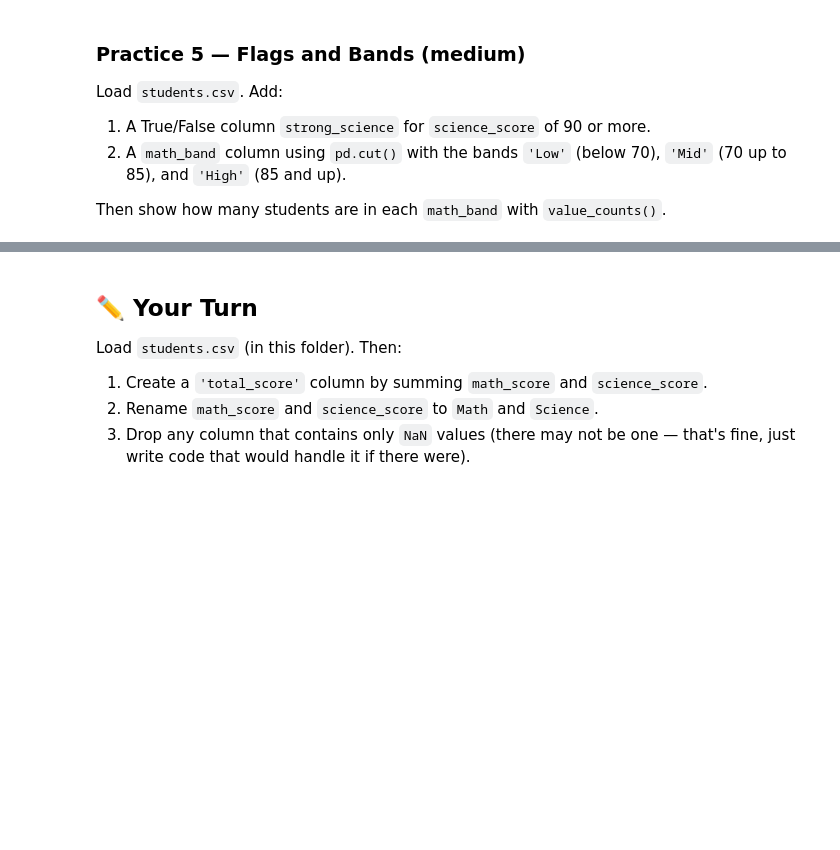
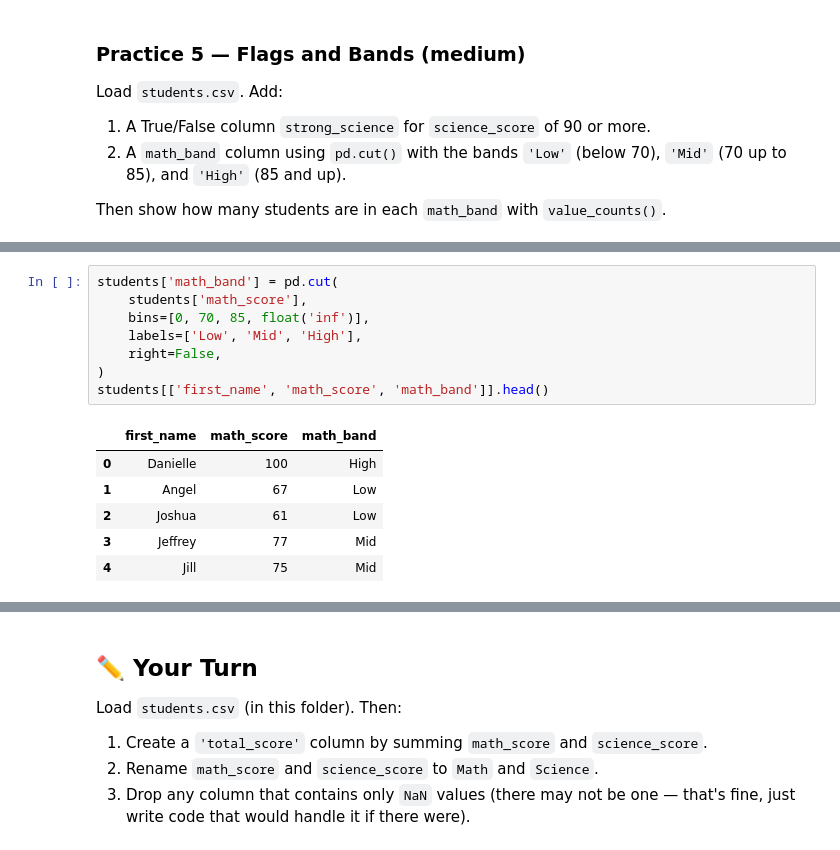
Before and after one commit to ECOKER1226/3603-data-science-coker, a Jupyter notebook: Work/06-Working_with_Data_Adv/05-Column_Operations.ipynb, the cells around one changed output, grey strips where cells are left out. Saved outputs shown, nothing was run; the diff lists cells and outputs as text; blank space fills up the shorter version.

```diff
--- a/Work/06-Working_with_Data_Adv/05-Column_Operations.ipynb
+++ b/Work/06-Working_with_Data_Adv/05-Column_Operations.ipynb
@@ -464,0 +500,15 @@ students = pd.read_csv('students.csv')
+# %%
+students['math_band'] = pd.cut(
+    students['math_score'],
+    bins=[0, 70, 85, float('inf')],
+    labels=['Low', 'Mid', 'High'],
+    right=False,
+)
+students[['first_name', 'math_score', 'math_band']].head()
+# %% [output]
+|  | first_name | math_score | math_band |
+| 0 | Danielle | 100 | High |
+| 1 | Angel | 67 | Low |
+| 2 | Joshua | 61 | Low |
+| 3 | Jeffrey | 77 | Mid |
+| 4 | Jill | 75 | Mid |
```
Also changed, not shown: parts of 5 cells of this notebook.
